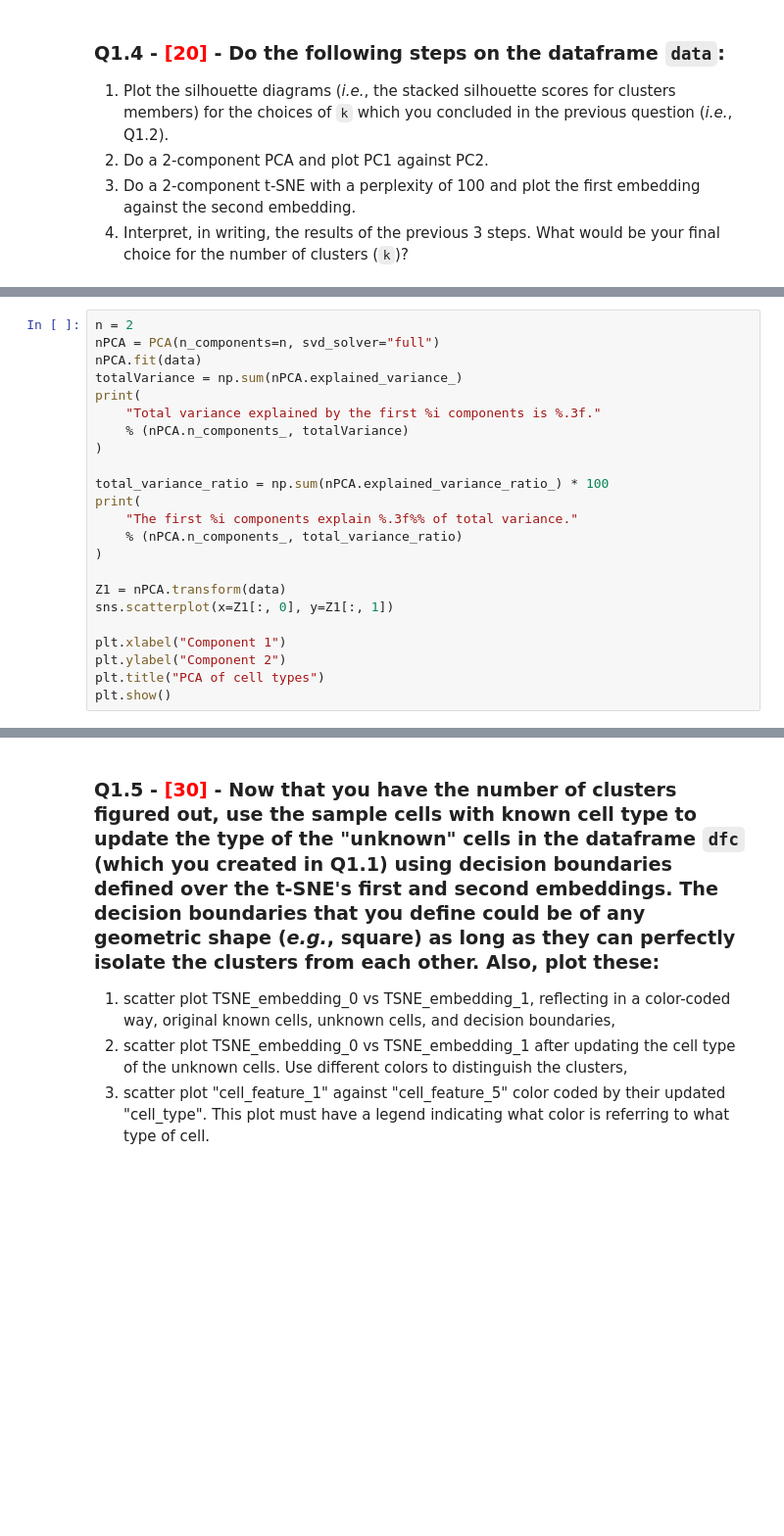
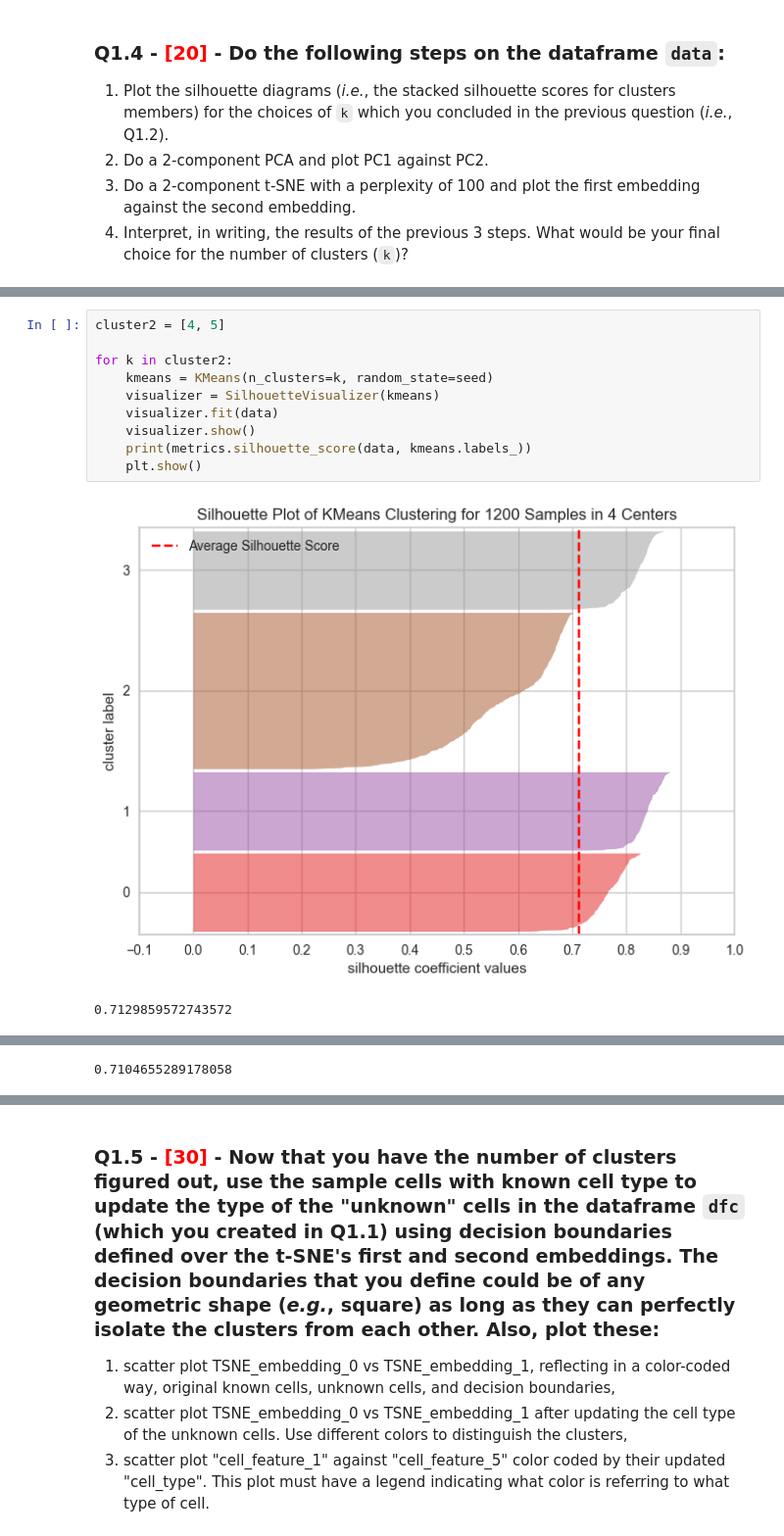
Before and after one commit to ParamvirSran/Machine-Learning, a Jupyter notebook: Assignments/A9/Assignment_9.ipynb, the cells around one changed output, grey strips where cells are left out. Shown at 98% size. Saved outputs shown, nothing was run; the diff lists cells and outputs as text; blank space fills up the shorter version.

```diff
--- a/Assignments/A9/Assignment_9.ipynb
+++ b/Assignments/A9/Assignment_9.ipynb
@@ -174,23 +136,0 @@ The average silhouette score for K-means with 5 clusters is 0.717
-# %%
-n = 2
-nPCA = PCA(n_components=n, svd_solver="full")
-nPCA.fit(data)
-totalVariance = np.sum(nPCA.explained_variance_)
-print(
-    "Total variance explained by the first %i components is %.3f."
-    % (nPCA.n_components_, totalVariance)
-)
-
-total_variance_ratio = np.sum(nPCA.explained_variance_ratio_) * 100
-print(
-    "The first %i components explain %.3f%% of total variance."
-    % (nPCA.n_components_, total_variance_ratio)
-)
-
-Z1 = nPCA.transform(data)
-sns.scatterplot(x=Z1[:, 0], y=Z1[:, 1])
-
-plt.xlabel("Component 1")
-plt.ylabel("Component 2")
-plt.title("PCA of cell types")
-plt.show()
@@ -226,0 +137,13 @@ plt.show()
+# %%
+cluster2 = [4, 5]
+
+for k in cluster2:
+    kmeans = KMeans(n_clusters=k, random_state=seed)
+    visualizer = SilhouetteVisualizer(kmeans)
+    visualizer.fit(data)
+    visualizer.show()
+    print(metrics.silhouette_score(data, kmeans.labels_))
+    plt.show()
+# %% [output]
+[figure, added]
+0.7129859572743572
@@ -226,0 +151 @@ plt.show()
+0.7104655289178058
```
Also changed, not shown: parts of 19 cells of this notebook.
